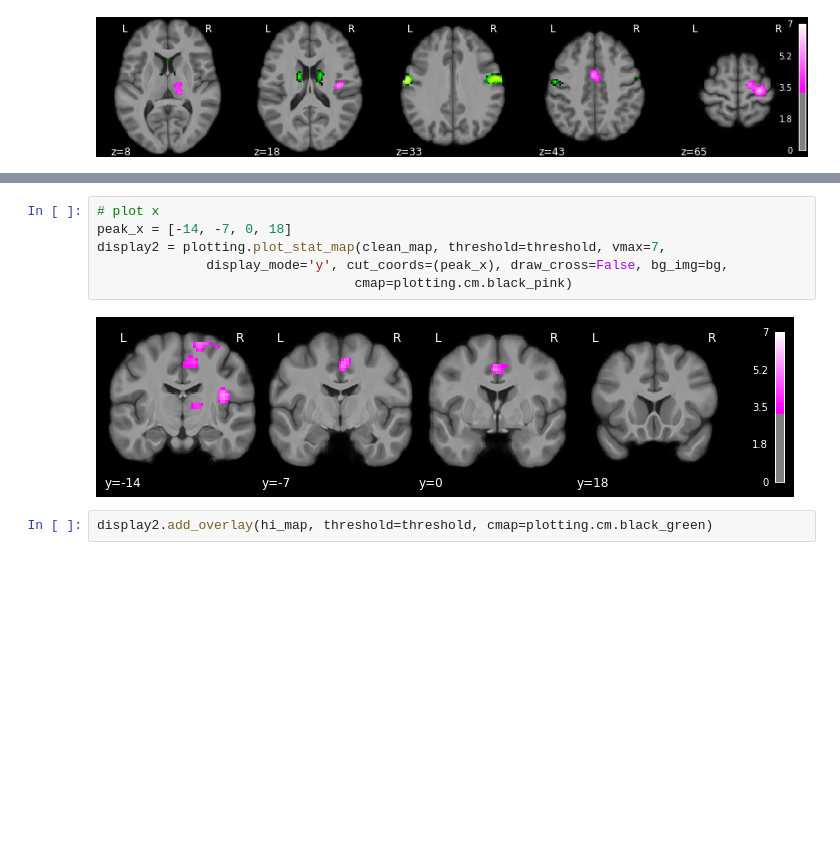
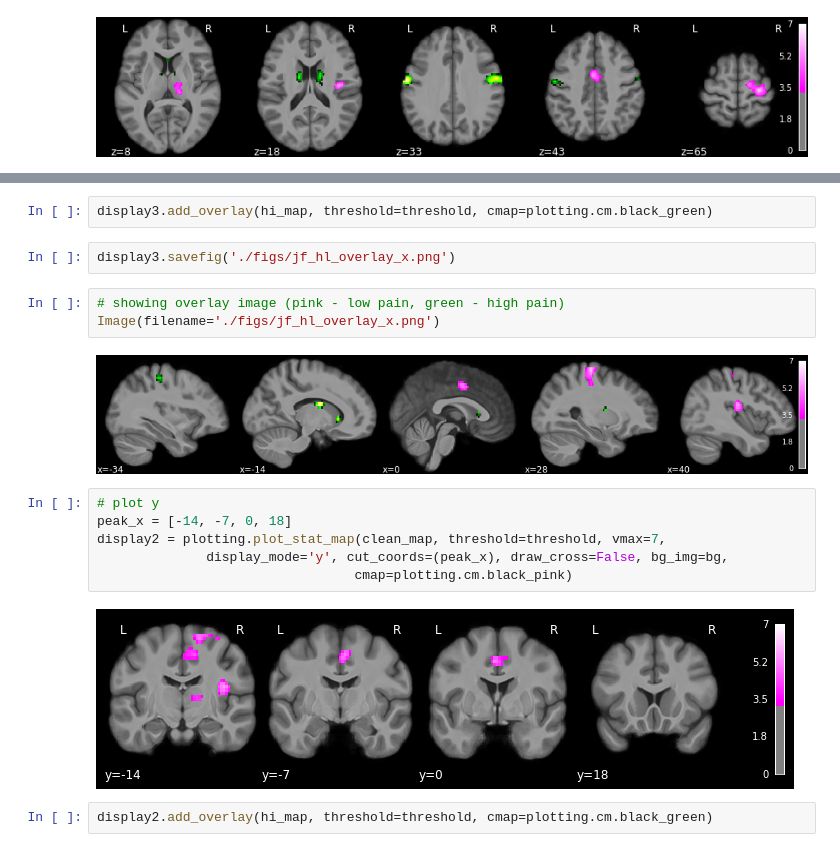
Before and after one commit to NoxLab-cam/tsl_paper, a Jupyter notebook: imaging_plot/visualise_additional.ipynb, the cells around one changed output, grey strips where cells are left out. Cells and saved outputs as stored; diff of their text form; blank space fills up the shorter version.

```diff
--- a/imaging_plot/visualise_additional.ipynb
+++ b/imaging_plot/visualise_additional.ipynb
@@ -38,5 +46,14 @@ Image(filename='./figs/jf_hl_overlay_z.png')
+# %%
+display3.add_overlay(hi_map, threshold=threshold, cmap=plotting.cm.black_green)
+# %%
+display3.savefig('./figs/jf_hl_overlay_x.png')
+# %%
+# showing overlay image (pink - low pain, green - high pain)
+Image(filename='./figs/jf_hl_overlay_x.png')
+# %% [output]
+[figure, added]
 # %%
-# plot x
+# plot y
 peak_x = [-14, -7, 0, 18]
 display2 = plotting.plot_stat_map(clean_map, threshold=threshold, vmax=7,
               display_mode='y', cut_coords=(peak_x), draw_cross=False, bg_img=bg,
```
Also changed, not shown: parts of 27 cells of this notebook.
